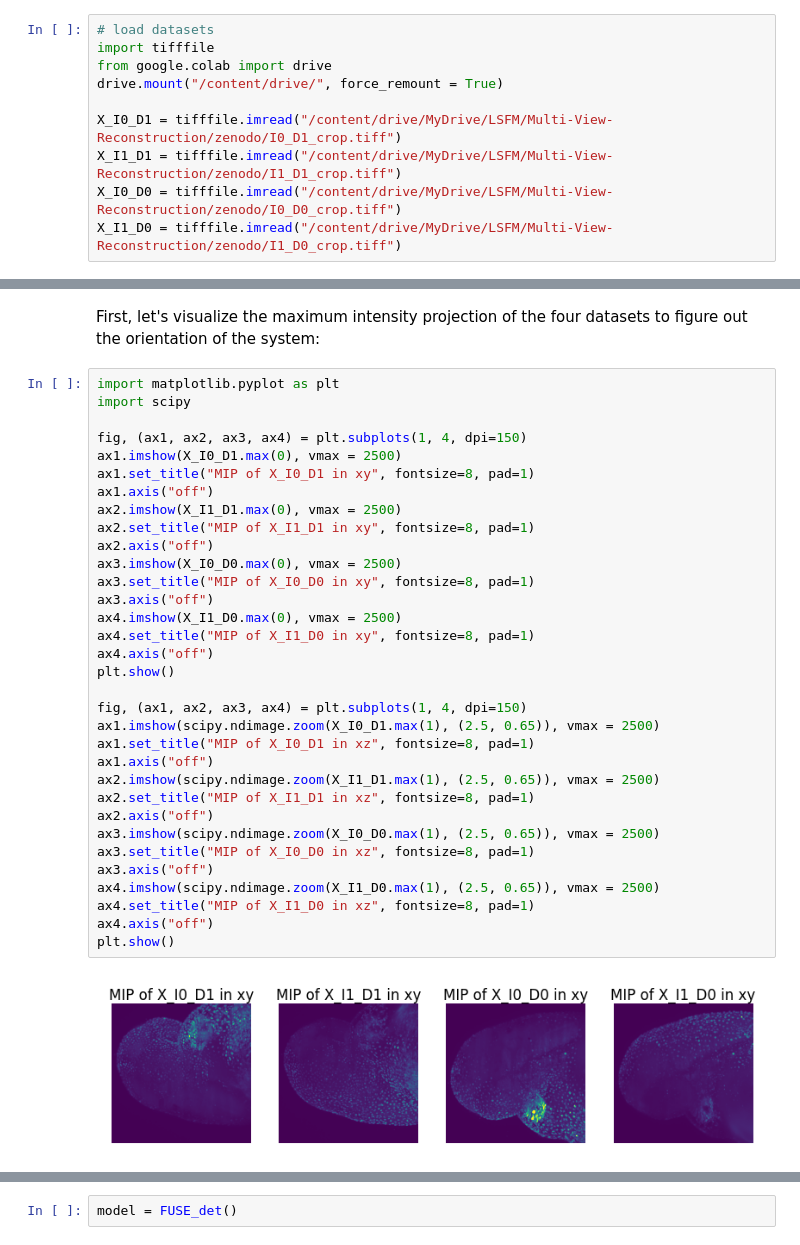
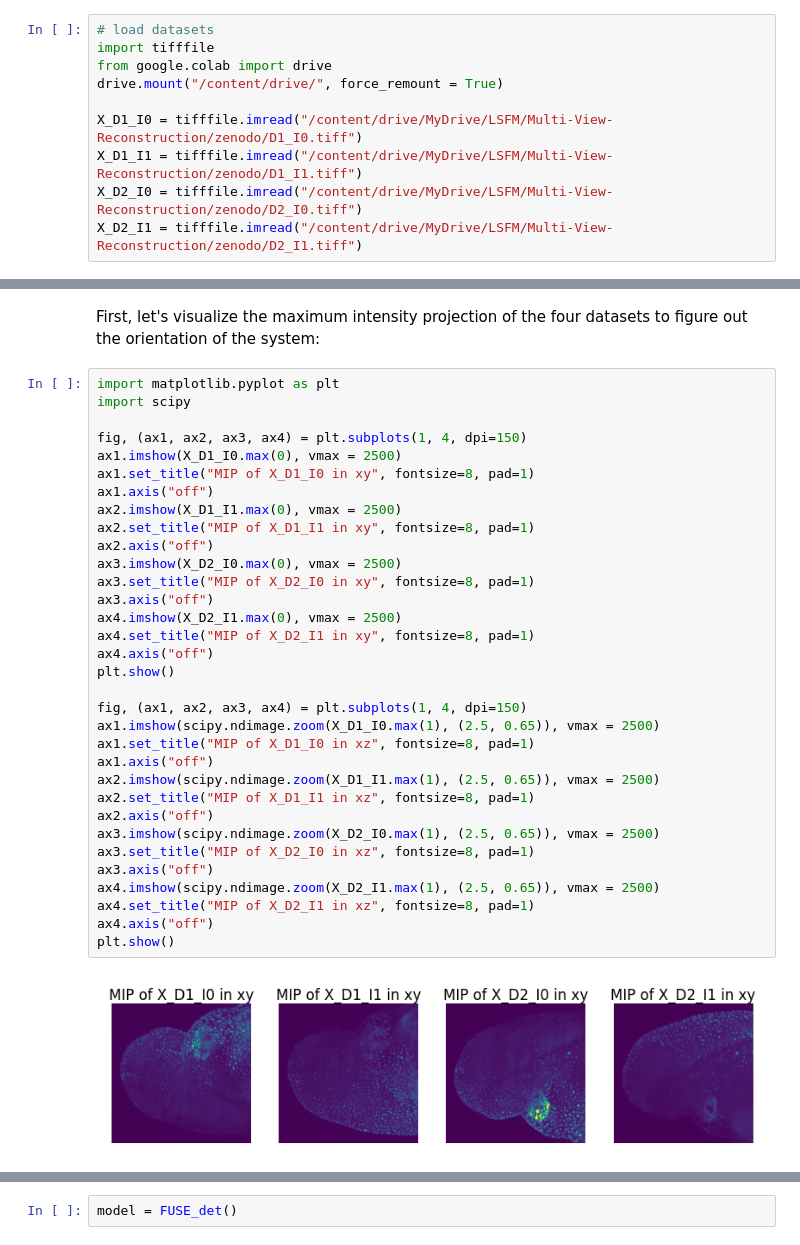
Before and after one commit to yuliu96/leonardo, a Jupyter notebook: docs/tutorials/notebook/Leonardo_FUSE_along_detection.ipynb, the cells around one changed output, grey strips where cells are left out. Saved outputs shown, nothing was run; the diff lists cells and outputs as text.

```diff
--- a/docs/tutorials/notebook/Leonardo_FUSE_along_detection.ipynb
+++ b/docs/tutorials/notebook/Leonardo_FUSE_along_detection.ipynb
@@ -23,10 +23,10 @@ import tifffile
 from google.colab import drive
 drive.mount("/content/drive/", force_remount = True)
 
-X_I0_D1 = tifffile.imread("/content/drive/MyDrive/LSFM/Multi-View-Reconstruction/zenodo/I0_D1_crop.tiff")
-X_I1_D1 = tifffile.imread("/content/drive/MyDrive/LSFM/Multi-View-Reconstruction/zenodo/I1_D1_crop.tiff")
-X_I0_D0 = tifffile.imread("/content/drive/MyDrive/LSFM/Multi-View-Reconstruction/zenodo/I0_D0_crop.tiff")
-X_I1_D0 = tifffile.imread("/content/drive/MyDrive/LSFM/Multi-View-Reconstruction/zenodo/I1_D0_crop.tiff")
+X_D1_I0 = tifffile.imread("/content/drive/MyDrive/LSFM/Multi-View-Reconstruction/zenodo/D1_I0.tiff")
+X_D1_I1 = tifffile.imread("/content/drive/MyDrive/LSFM/Multi-View-Reconstruction/zenodo/D1_I1.tiff")
+X_D2_I0 = tifffile.imread("/content/drive/MyDrive/LSFM/Multi-View-Reconstruction/zenodo/D2_I0.tiff")
+X_D2_I1 = tifffile.imread("/content/drive/MyDrive/LSFM/Multi-View-Reconstruction/zenodo/D2_I1.tiff")
 # %% [output]
 Mounted at /content/drive/
 # %% [markdown]
@@ -36,35 +36,35 @@ First, let's visualize the maximum intensity projection of the four datasets to
 # %%
 import matplotlib.pyplot as plt
 import scipy
 
 fig, (ax1, ax2, ax3, ax4) = plt.subplots(1, 4, dpi=150)
-ax1.imshow(X_I0_D1.max(0), vmax = 2500)
-ax1.set_title("MIP of X_I0_D1 in xy", fontsize=8, pad=1)
+ax1.imshow(X_D1_I0.max(0), vmax = 2500)
+ax1.set_title("MIP of X_D1_I0 in xy", fontsize=8, pad=1)
 ax1.axis("off")
-ax2.imshow(X_I1_D1.max(0), vmax = 2500)
-ax2.set_title("MIP of X_I1_D1 in xy", fontsize=8, pad=1)
+ax2.imshow(X_D1_I1.max(0), vmax = 2500)
+ax2.set_title("MIP of X_D1_I1 in xy", fontsize=8, pad=1)
 ax2.axis("off")
-ax3.imshow(X_I0_D0.max(0), vmax = 2500)
-ax3.set_title("MIP of X_I0_D0 in xy", fontsize=8, pad=1)
+ax3.imshow(X_D2_I0.max(0), vmax = 2500)
+ax3.set_title("MIP of X_D2_I0 in xy", fontsize=8, pad=1)
 ax3.axis("off")
-ax4.imshow(X_I1_D0.max(0), vmax = 2500)
-ax4.set_title("MIP of X_I1_D0 in xy", fontsize=8, pad=1)
+ax4.imshow(X_D2_I1.max(0), vmax = 2500)
+ax4.set_title("MIP of X_D2_I1 in xy", fontsize=8, pad=1)
 ax4.axis("off")
 plt.show()
 
 fig, (ax1, ax2, ax3, ax4) = plt.subplots(1, 4, dpi=150)
-ax1.imshow(scipy.ndimage.zoom(X_I0_D1.max(1), (2.5, 0.65)), vmax = 2500)
-ax1.set_title("MIP of X_I0_D1 in xz", fontsize=8, pad=1)
+ax1.imshow(scipy.ndimage.zoom(X_D1_I0.max(1), (2.5, 0.65)), vmax = 2500)
+ax1.set_title("MIP of X_D1_I0 in xz", fontsize=8, pad=1)
 ax1.axis("off")
-ax2.imshow(scipy.ndimage.zoom(X_I1_D1.max(1), (2.5, 0.65)), vmax = 2500)
-ax2.set_title("MIP of X_I1_D1 in xz", fontsize=8, pad=1)
+ax2.imshow(scipy.ndimage.zoom(X_D1_I1.max(1), (2.5, 0.65)), vmax = 2500)
+ax2.set_title("MIP of X_D1_I1 in xz", fontsize=8, pad=1)
 ax2.axis("off")
-ax3.imshow(scipy.ndimage.zoom(X_I0_D0.max(1), (2.5, 0.65)), vmax = 2500)
-ax3.set_title("MIP of X_I0_D0 in xz", fontsize=8, pad=1)
+ax3.imshow(scipy.ndimage.zoom(X_D2_I0.max(1), (2.5, 0.65)), vmax = 2500)
+ax3.set_title("MIP of X_D2_I0 in xz", fontsize=8, pad=1)
 ax3.axis("off")
-ax4.imshow(scipy.ndimage.zoom(X_I1_D0.max(1), (2.5, 0.65)), vmax = 2500)
-ax4.set_title("MIP of X_I1_D0 in xz", fontsize=8, pad=1)
+ax4.imshow(scipy.ndimage.zoom(X_D2_I1.max(1), (2.5, 0.65)), vmax = 2500)
+ax4.set_title("MIP of X_D2_I1 in xz", fontsize=8, pad=1)
 ax4.axis("off")
 plt.show()
 # %% [output]
-[figure, old version]
+[figure, new version]
```
Also changed, not shown: parts of 16 cells of this notebook.
